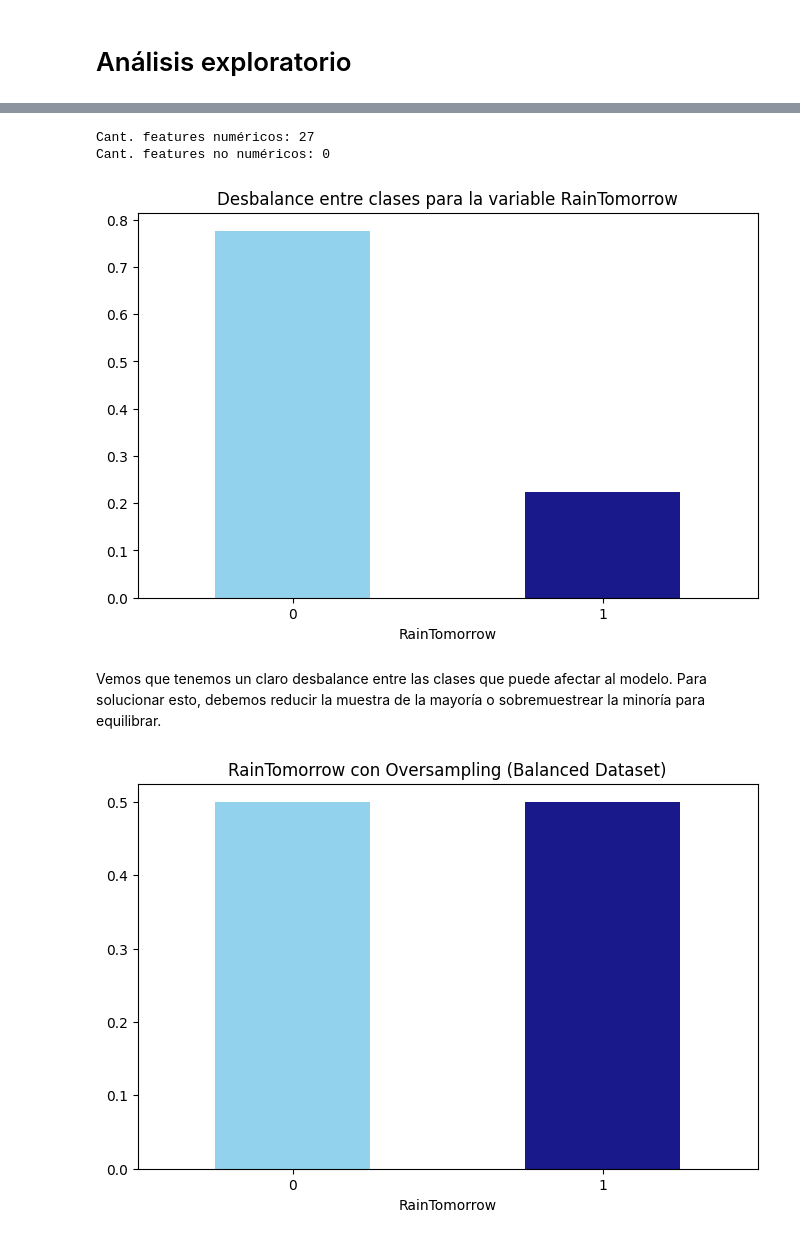
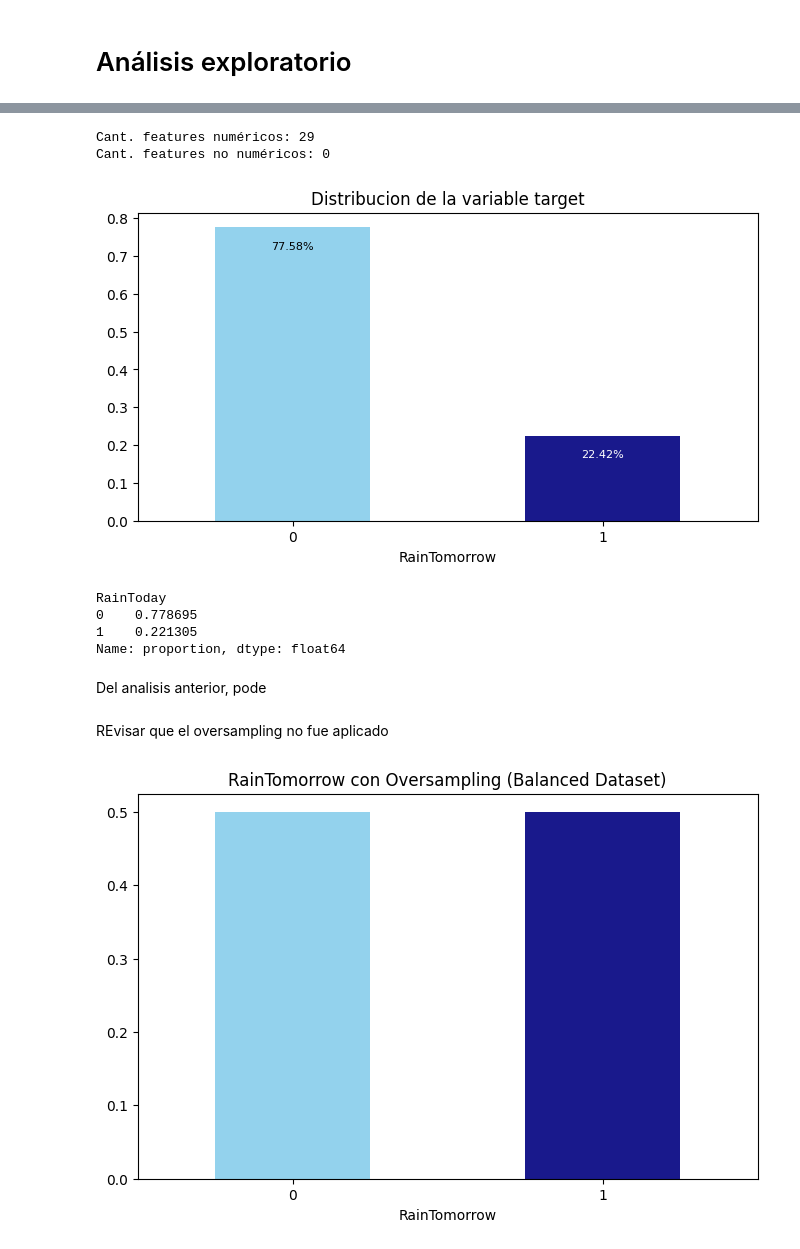
Before and after one commit to diegosarina-ceia/AMq1, a Jupyter notebook: TP_Final_Aprendizaje_maquinas1_new.ipynb, the cells around one changed output, grey strips where cells are left out. Saved outputs shown, nothing was run; the diff lists cells and outputs as text; code cells hidden in the pictures.

```diff
--- a/TP_Final_Aprendizaje_maquinas1_new.ipynb
+++ b/TP_Final_Aprendizaje_maquinas1_new.ipynb
@@ -97,7 +99,4 @@ weather_df.head(10)
 | 9 | 13.1 | 30.1 | 1.4 | 7.44 | 10.32 | 28.0 | 15.0 | 11.0 | ... |
-# %%
-# Eliminar columnas con
-weather_df = weather_df.drop(weather_df.filter(like='Location_').columns, axis=1)
 # %%
 weather_df.describe()
 # %% [output]
@@ -137,18 +136,36 @@ num_columns = dtypes[dtypes == 'int64'].count() + dtypes[dtypes == 'float64'].co
 cat_columns = dtypes[dtypes == 'object'].count()
 print(f"Cant. features numéricos: {num_columns} \nCant. features no numéricos: {cat_columns}")
 # %% [output]
-Cant. features numéricos: 27
+Cant. features numéricos: 29
 Cant. features no numéricos: 0
 # %%
 import matplotlib.pyplot as plt
-fig = plt.figure(figsize = (8,5))
-weather_df.RainTomorrow.value_counts(normalize = True).plot(kind='bar', color= ['skyblue','navy'], alpha = 0.9, rot=0)
-plt.title('Desbalance entre clases para la variable RainTomorrow')
+fig = plt.figure(figsize=(8, 4))
+ax = weather_df.RainTomorrow.value_counts(normalize=True).plot(kind='bar',color= ['skyblue','navy'], alpha=0.9, rot=0)
+
+for idx, p in enumerate(ax.patches):
+    color = 'black' if idx == 0 else 'white'
+    ax.annotate(f'{p.get_height():.2%}',
+                (p.get_x() + p.get_width() / 2., p.get_height()),
+                ha='center', va='top',
+                xytext=(0, -10), # ajusto la etiqueta
+                textcoords='offset points',
+                fontsize=8,
+                color=color)
+plt.title('Distribucion de la variable target')
 plt.show()
+
+print(weather_df["RainToday"].value_counts(normalize=True))
 # %% [output]
-[figure, old version]
+[figure, new version]
+RainToday
+0    0.778695
+1    0.221305
+Name: proportion, dtype: float64
-# %% [markdown]
-Vemos que tenemos un claro desbalance entre las clases que puede afectar al modelo. Para solucionar esto, debemos reducir la muestra de la mayoría o sobremuestrear la minoría para equilibrar.
+# %% [markdown]
+Del analisis anterior, pode
+# %% [markdown]
+REvisar que el oversampling no fue aplicado
 # %%
 from sklearn.utils import resample
 
```
Also changed, not shown: parts of 45 cells of this notebook.
